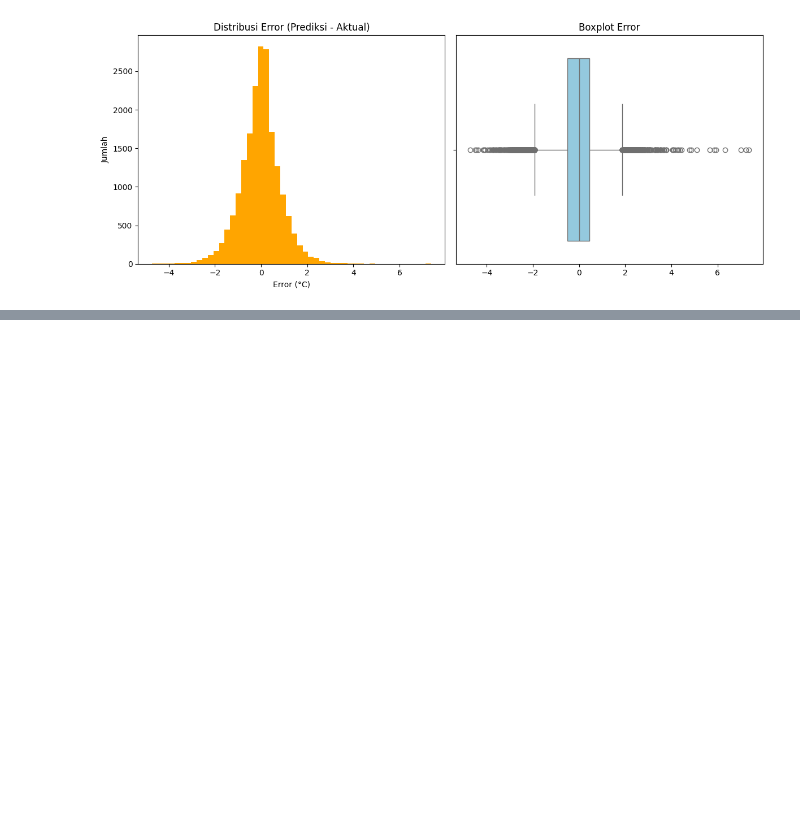
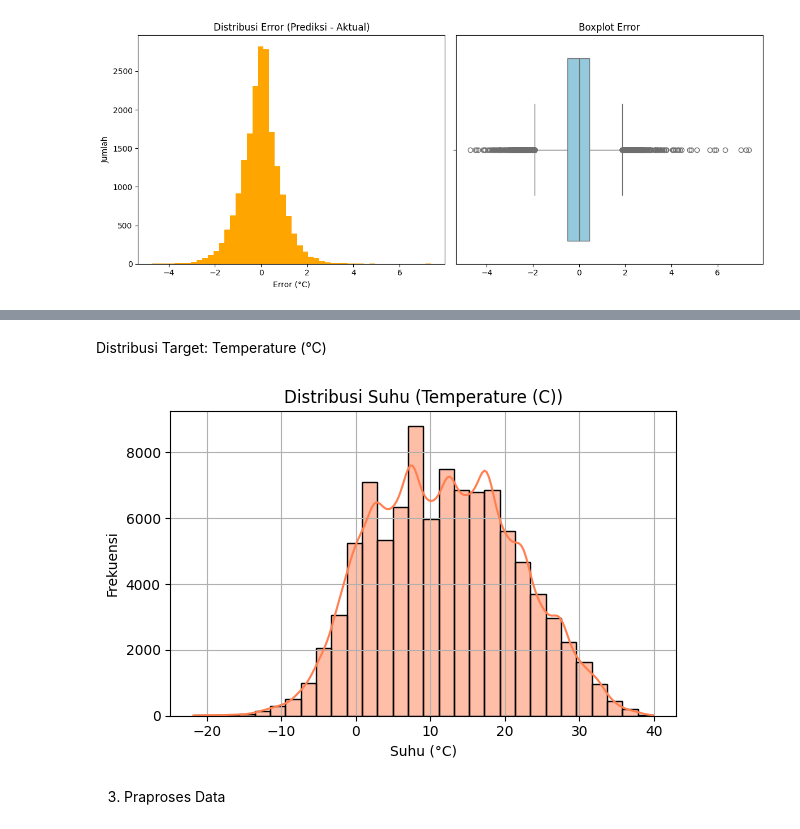
Before and after one commit to salwaa-hub/tubes_machinelearning, a Jupyter notebook: tubes_machinelearning.ipynb, the cells around one changed output, grey strips where cells are left out. Cells and saved outputs as stored; diff of their text form; code cells hidden in the pictures; blank space fills up the shorter version.

```diff
--- a/tubes_machinelearning.ipynb
+++ b/tubes_machinelearning.ipynb
@@ -311,0 +316,11 @@ plt.show()
+# %%
+import pandas as pd
+
+# Load dataset
+df = pd.read_csv("weatherHistory.csv")
+
+# Konversi kolom waktu ke datetime (robust terhadap format campuran)
+df["Formatted Date"] = pd.to_datetime(df["Formatted Date"], errors='coerce')
+
+# Hapus baris yang gagal di-parse (jika ada)
+df.dropna(subset=["Formatted Date"], inplace=True)
@@ -311,0 +363,18 @@ plt.show()
+# %% [markdown]
+Distribusi Target: Temperature (°C)
+# %%
+import matplotlib.pyplot as plt
+import seaborn as sns
+
+plt.figure(figsize=(6, 4))
+sns.histplot(df["Temperature (C)"], kde=True, bins=30, color='coral')
+plt.title("Distribusi Suhu (Temperature (C))")
+plt.xlabel("Suhu (°C)")
+plt.ylabel("Frekuensi")
+plt.grid(True)
+plt.tight_layout()
+plt.show()
+# %% [output]
+[figure, added]
+# %% [markdown]
+3. Praproses Data
```
Also changed, not shown: parts of 21 cells of this notebook.
